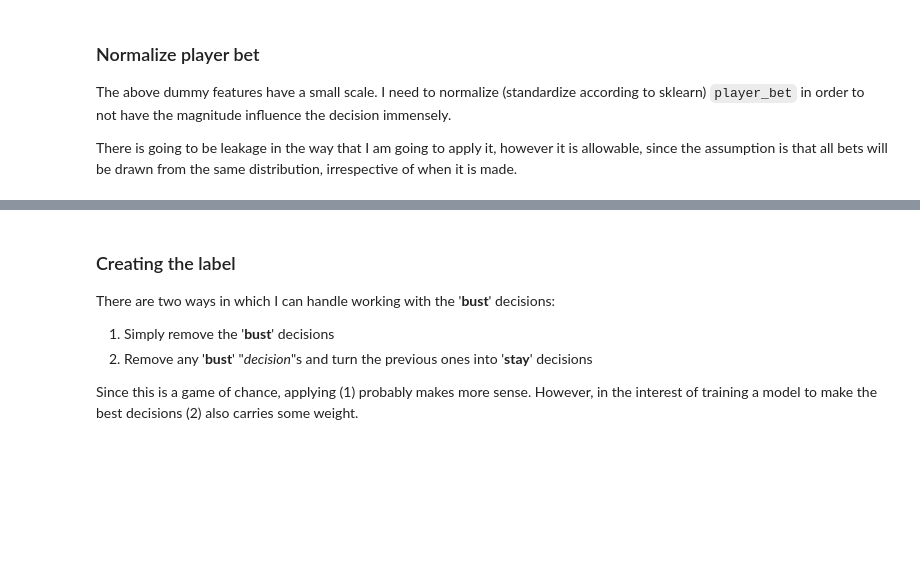
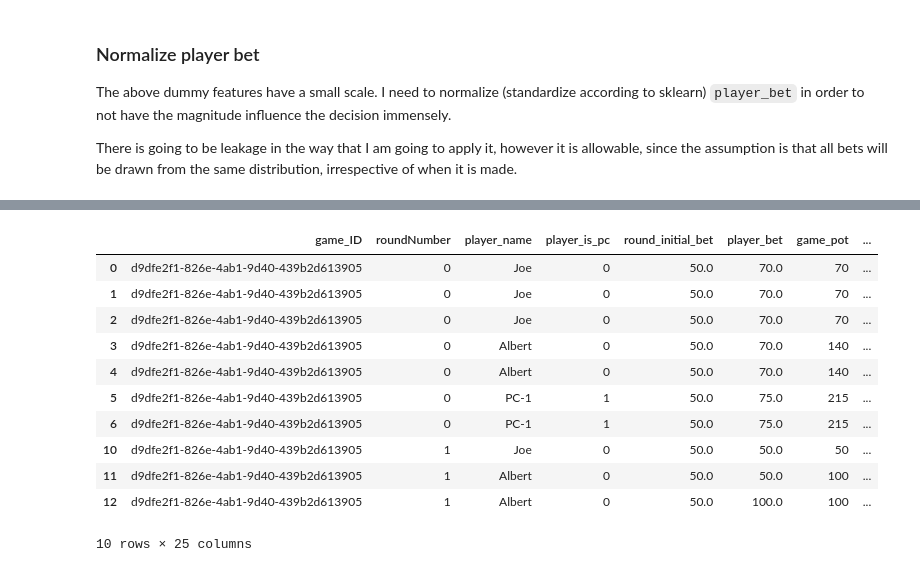
Before and after one commit to jcstrydom/black-jack, a Jupyter notebook: notebooks/classification_modeling.ipynb, the cells around one changed output, grey strips where cells are left out. Cells and saved outputs as stored; diff of their text form; code cells hidden in the pictures; blank space fills up the shorter version.

```diff
--- a/notebooks/classification_modeling.ipynb
+++ b/notebooks/classification_modeling.ipynb
@@ -349,8 +318,15 @@ players_df.plot.scatter(y='player_bet_norm',x='roundNumber',c='player_bet_norm',
-# %% [markdown]
-### Creating the label
-
-There are two ways in which I can handle working with the '**bust**' decisions:
-1. Simply remove the '**bust**' decisions
-2. Remove any '**bust**' "*decision*"s and turn the previous ones into '**stay**' decisions
-
-Since this is a game of chance, applying (1) probably makes more sense. However, in the interest of training a model to make the best decisions (2) also carries some weight.
+# %%
+players_df.head(10)
+# %% [output]
+|  | game_ID | roundNumber | player_name | player_is_pc | round_initial_bet | player_bet | game_pot | ... |
+| 0 | d9dfe2f1-826e-4ab1-9d40-439b2d613905 | 0 | Joe | 0 | 50.0 | 70.0 | 70 | ... |
+| 1 | d9dfe2f1-826e-4ab1-9d40-439b2d613905 | 0 | Joe | 0 | 50.0 | 70.0 | 70 | ... |
+| 2 | d9dfe2f1-826e-4ab1-9d40-439b2d613905 | 0 | Joe | 0 | 50.0 | 70.0 | 70 | ... |
+| 3 | d9dfe2f1-826e-4ab1-9d40-439b2d613905 | 0 | Albert | 0 | 50.0 | 70.0 | 140 | ... |
+| 4 | d9dfe2f1-826e-4ab1-9d40-439b2d613905 | 0 | Albert | 0 | 50.0 | 70.0 | 140 | ... |
+| 5 | d9dfe2f1-826e-4ab1-9d40-439b2d613905 | 0 | PC-1 | 1 | 50.0 | 75.0 | 215 | ... |
+| 6 | d9dfe2f1-826e-4ab1-9d40-439b2d613905 | 0 | PC-1 | 1 | 50.0 | 75.0 | 215 | ... |
+| 10 | d9dfe2f1-826e-4ab1-9d40-439b2d613905 | 1 | Joe | 0 | 50.0 | 50.0 | 50 | ... |
+| 11 | d9dfe2f1-826e-4ab1-9d40-439b2d613905 | 1 | Albert | 0 | 50.0 | 50.0 | 100 | ... |
+| 12 | d9dfe2f1-826e-4ab1-9d40-439b2d613905 | 1 | Albert | 0 | 50.0 | 100.0 | 100 | ... |
+10 rows × 25 columns
```
Also changed, not shown: parts of 22 cells of this notebook.
